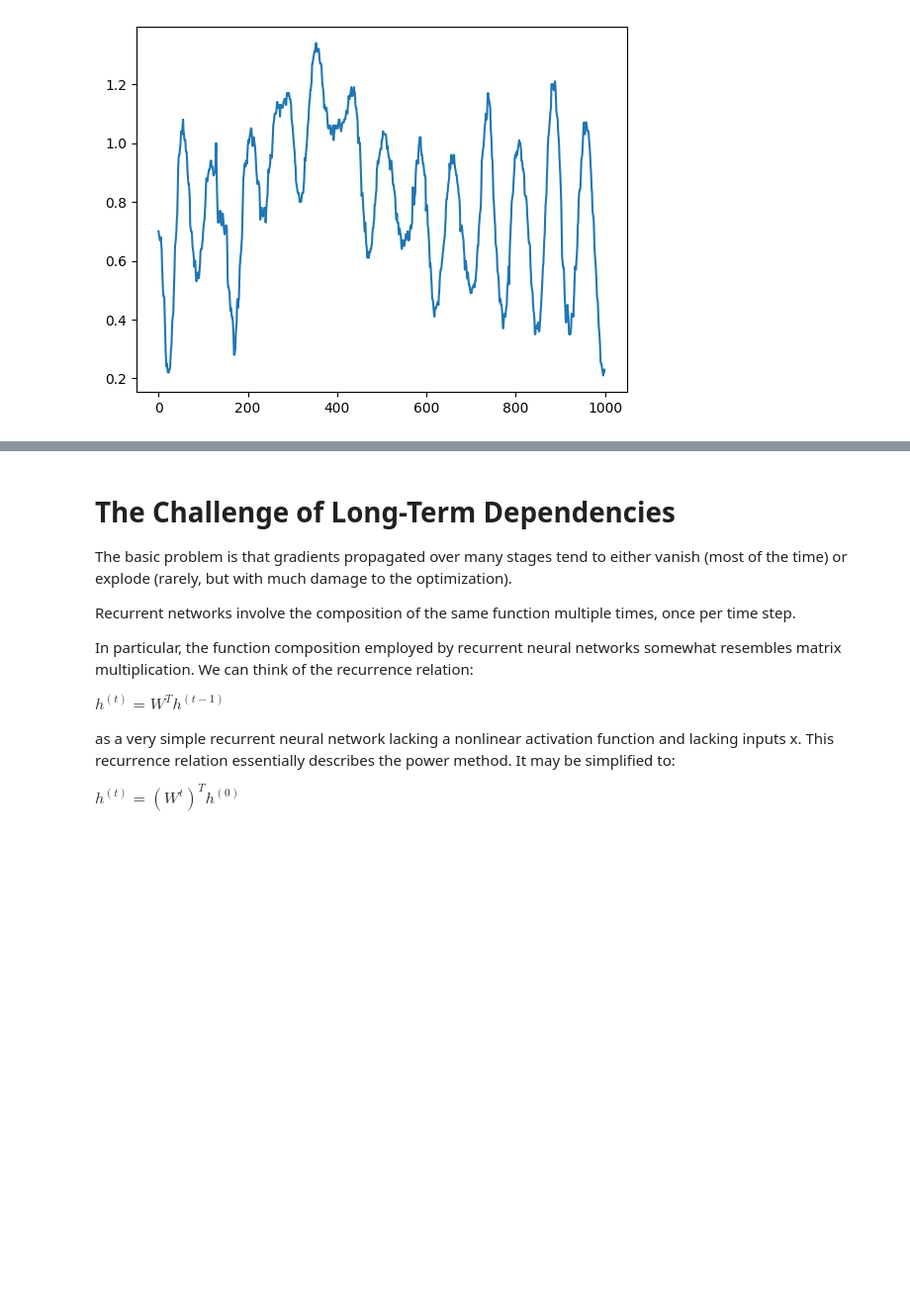
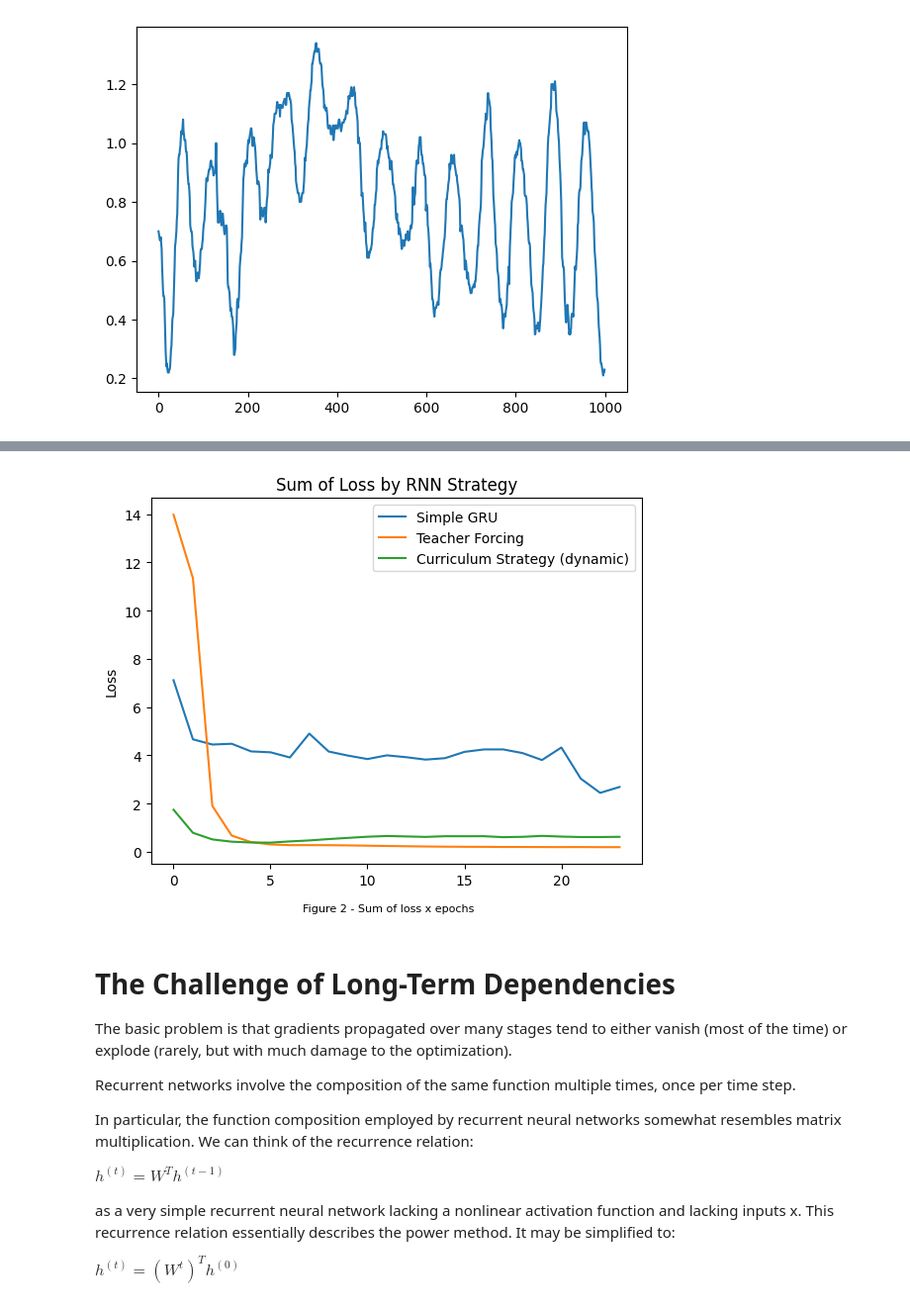
Before and after one commit to cazevedo1977/academico, a Jupyter notebook: doutorado/disciplinas/PCS5024 - Aprendizado Estatistico/homework2/deep_learning_3_rnns_final_version_AzevedoCaio.ipynb, the cells around one changed output, grey strips where cells are left out. Shown at 99% size. Saved outputs shown, nothing was run; the diff lists cells and outputs as text; code cells hidden in the pictures; blank space fills up the shorter version.

```diff
--- a/doutorado/disciplinas/PCS5024 - Aprendizado Estatistico/homework2/deep_learning_3_rnns_final_version_AzevedoCaio.ipynb
+++ b/doutorado/disciplinas/PCS5024 - Aprendizado Estatistico/homework2/deep_learning_3_rnns_final_version_AzevedoCaio.ipynb
@@ -315,9 +779,19 @@ plt.show()
 # %%
-x = np.array(["Simple GRU", "Teacher Forcing", "Curr. Strategy (dynamic)"])
-y = np.array([lapseofTime.total_seconds(),lapseofTimeTF.total_seconds(), lapseofTimeBonus.total_seconds()])
-
-plt.bar(x,y)
+x_axis = [i for i in range(num_epochs)]
+y_curriculum = ListofLoss
+y_curriculum2 = ListofLossTF
+y_curriculum3 = ListofLossBonus
+plt.plot(x_axis, y_curriculum, label = "Simple GRU")
+plt.plot(x_axis, y_curriculum2, label = "Teacher Forcing")
+plt.plot(x_axis, y_curriculum3, label = "Curriculum Strategy (dynamic)")
+plt.title('Sum of Loss by RNN Strategy')
+#plt.xlabel('Epochs')
+plt.ylabel('Loss')
+plt.figtext(0.5, 0.01, "Figure 2 - Sum of loss x epochs", ha="center", fontsize=8)
+plt.legend()
 plt.show()
+# %% [output]
+[figure, added]
 # %% [markdown]
 # The Challenge of Long-Term Dependencies
 
```
Also changed, not shown: parts of 7 cells of this notebook.
